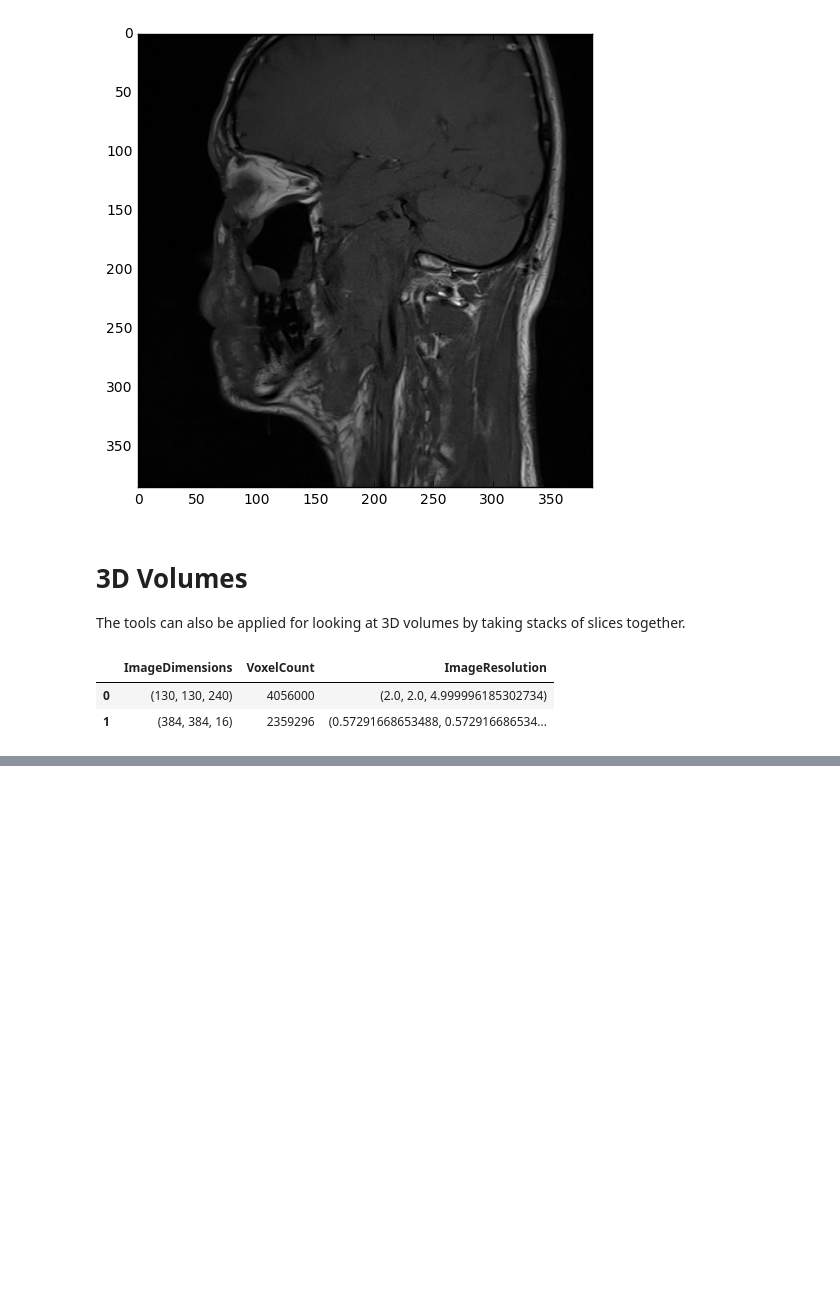
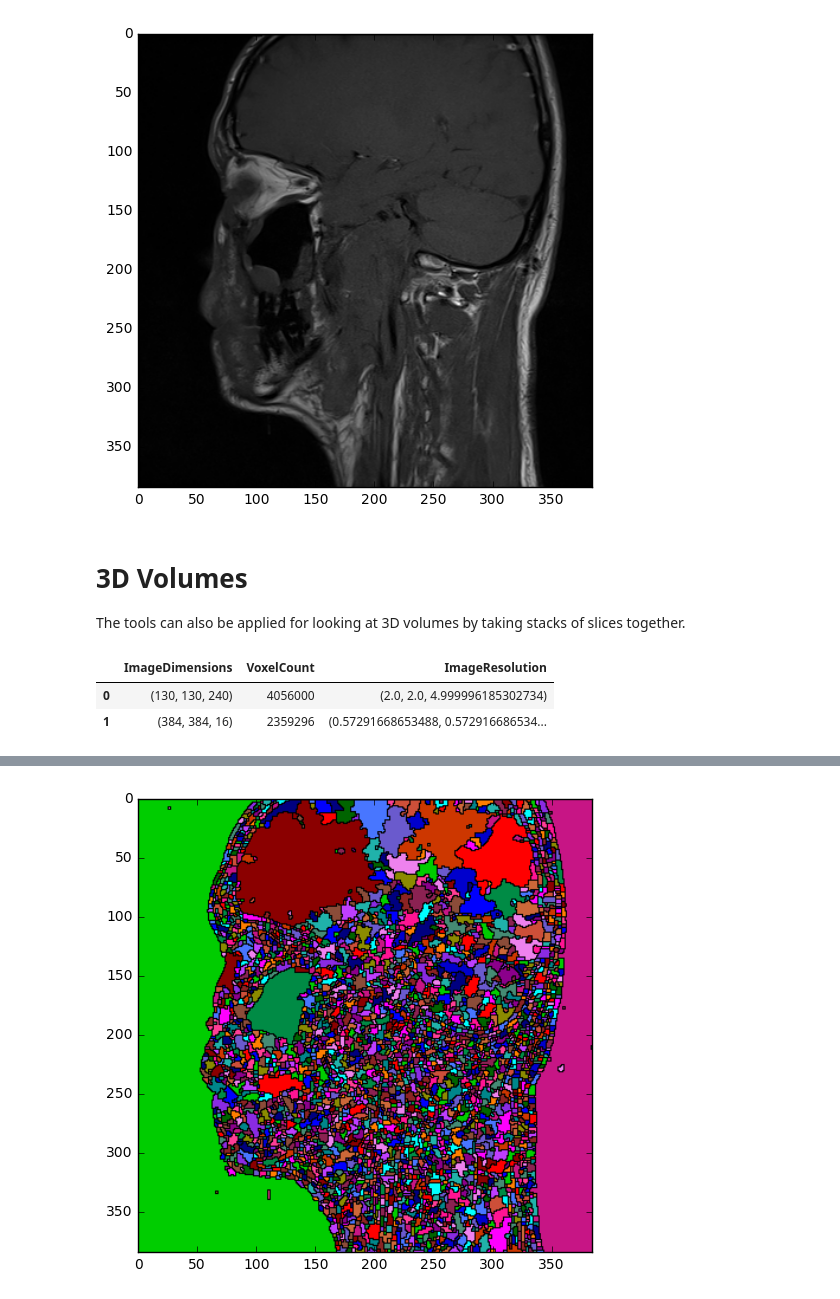
Before and after one commit to 4Quant/BBP-Setup, a Jupyter notebook: notebooks/Load DF Tiles.ipynb, the cells around one changed output, grey strips where cells are left out. Drawn from its saved outputs; the diff is of its cells as text; code cells hidden in the pictures; blank space fills up the shorter version.

```diff
--- a/notebooks/Load DF Tiles.ipynb
+++ b/notebooks/Load DF Tiles.ipynb
@@ -77,0 +85,11 @@ _ = out_img.show()
+# %%
+def fancy_segment_pipeline(in_img):
+    feat_img = sitk.GradientMagnitude(in_img)
+    ws_img = sitk.MorphologicalWatershed(feat_img, level=8,
+                                         markWatershedLine=True,
+                                         fullyConnected=True)
+    return sitk.LabelToRGB(ws_img)
+mri_label_df = apply_filter(mri_df, fancy_segment_pipeline).cache()
+show_first_image(mri_label_df)
+# %% [output]
+[figure, added]
```
Also changed, not shown: parts of 15 cells of this notebook, 1 other file.
